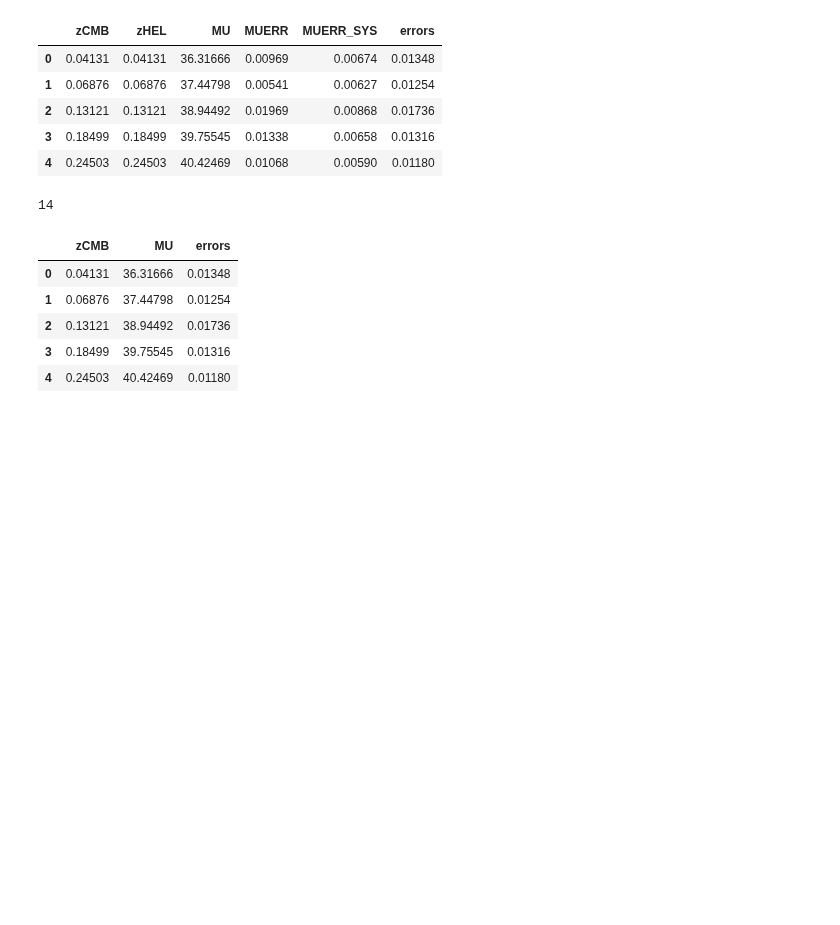
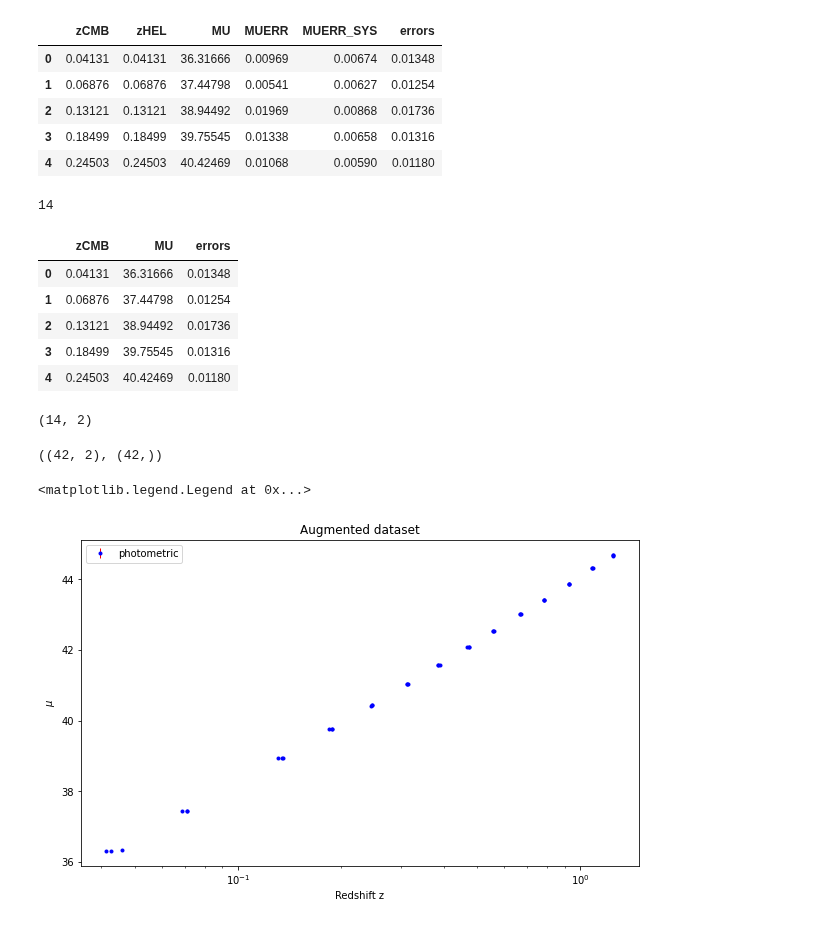
Before and after one commit to igomezv/LSST_DE_neural_reconstruction, a Jupyter notebook: First_neural_model.ipynb, the cells around one changed output. Cells and saved outputs as stored; diff of their text form; code cells hidden in the pictures; blank space fills up the shorter version.

```diff
--- a/First_neural_model.ipynb
+++ b/First_neural_model.ipynb
@@ -88,0 +105,4 @@ y = data_p[:,1:]
+# %%
+np.shape(noise1y)
+# %% [output]
+(14, 2)
@@ -89,3 +123,18 @@ y = data_p[:,1:]
+# %%
+np.shape(y), np.shape(z)
+# %% [output]
+((42, 2), (42,))
+# %%
+fig = plt.figure(figsize=(10, 6))
+plt.errorbar(z, y[:,0], yerr=y[:,1], fmt='.', color='b', elinewidth=1, ecolor='red', label='photometric')
+plt.ylabel("$\mu$")
+plt.xlabel("Redshift z")
+plt.title("Augmented dataset")
+plt.xscale('log')
+plt.legend()
+# %% [output]
+<matplotlib.legend.Legend at 0x...>
+[figure, added]
 # %%
 scalerz = StandardScaler()
 scalerz.fit(z.reshape(-1,1))
```
Also changed, not shown: parts of 12 cells of this notebook.
